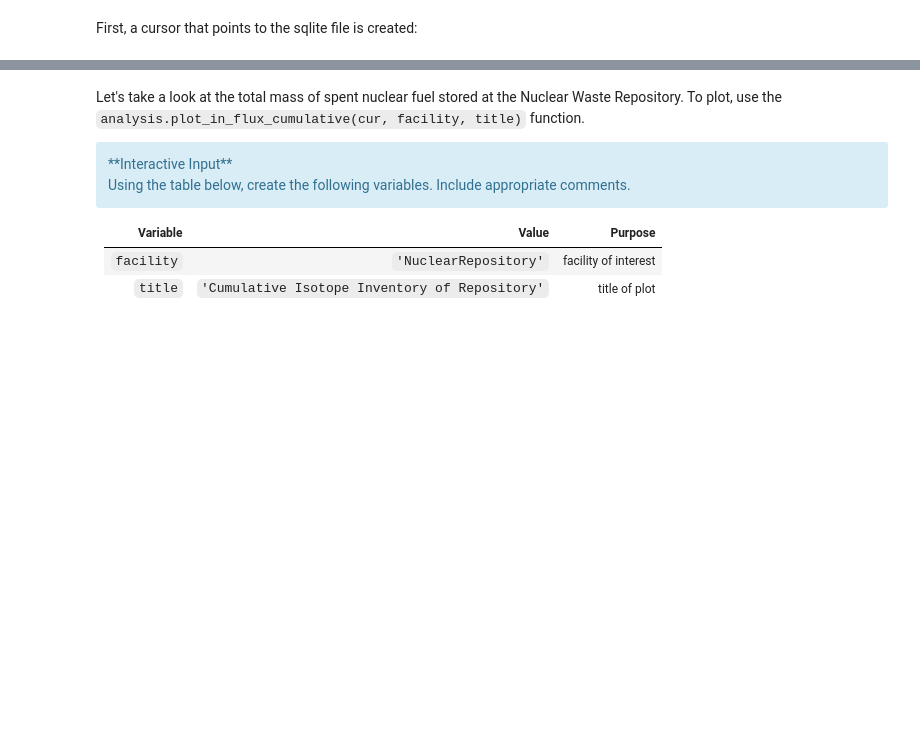
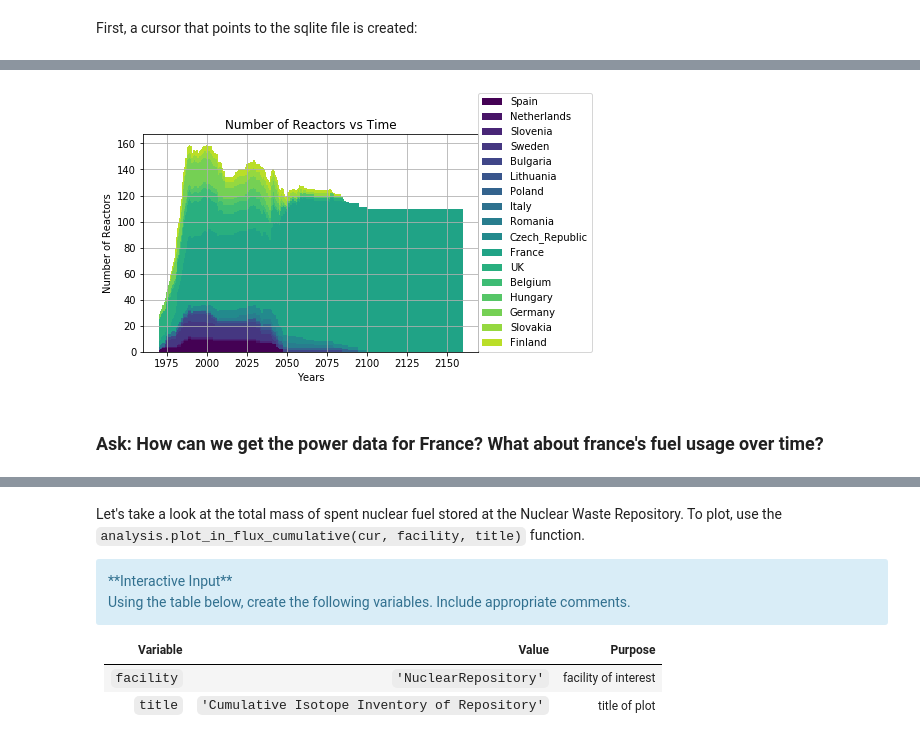
Before and after one commit to pichman2/cyclus-tutorial, a Jupyter notebook: Tutorial_intermediate.ipynb, the cells around one changed output, grey strips where cells are left out. Saved outputs shown, nothing was run; the diff lists cells and outputs as text; code cells hidden in the pictures; blank space fills up the shorter version.

```diff
--- a/Tutorial_intermediate.ipynb
+++ b/Tutorial_intermediate.ipynb
@@ -621,0 +123,7 @@ analysis.plot_out_flux_cumulative(cur, facility,title)
+# %%
+from IPython.display import Image
+Image(filename='num_plot.png')
+# %% [output]
+[figure, added]
+# %% [markdown]
+### Ask: How can we get the power data for France? What about france's fuel usage over time?
```
Also changed, not shown: parts of 90 cells of this notebook, 4 other files.
